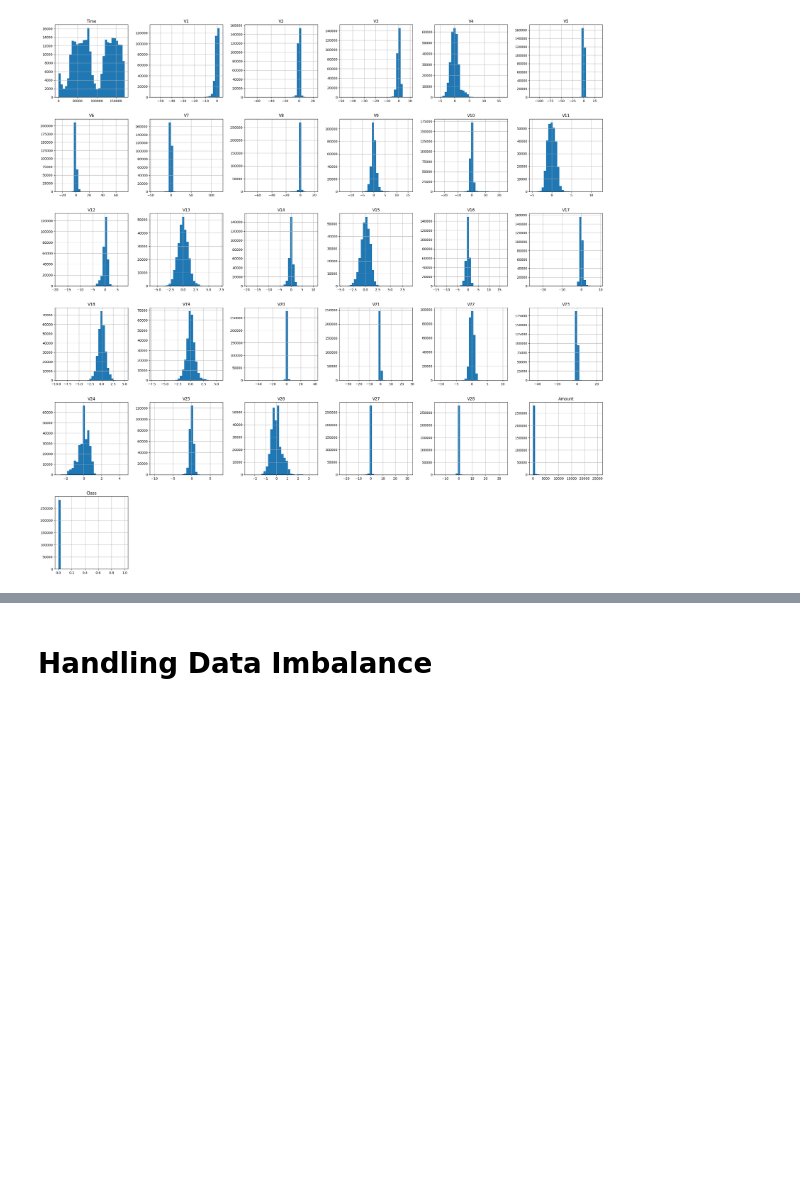
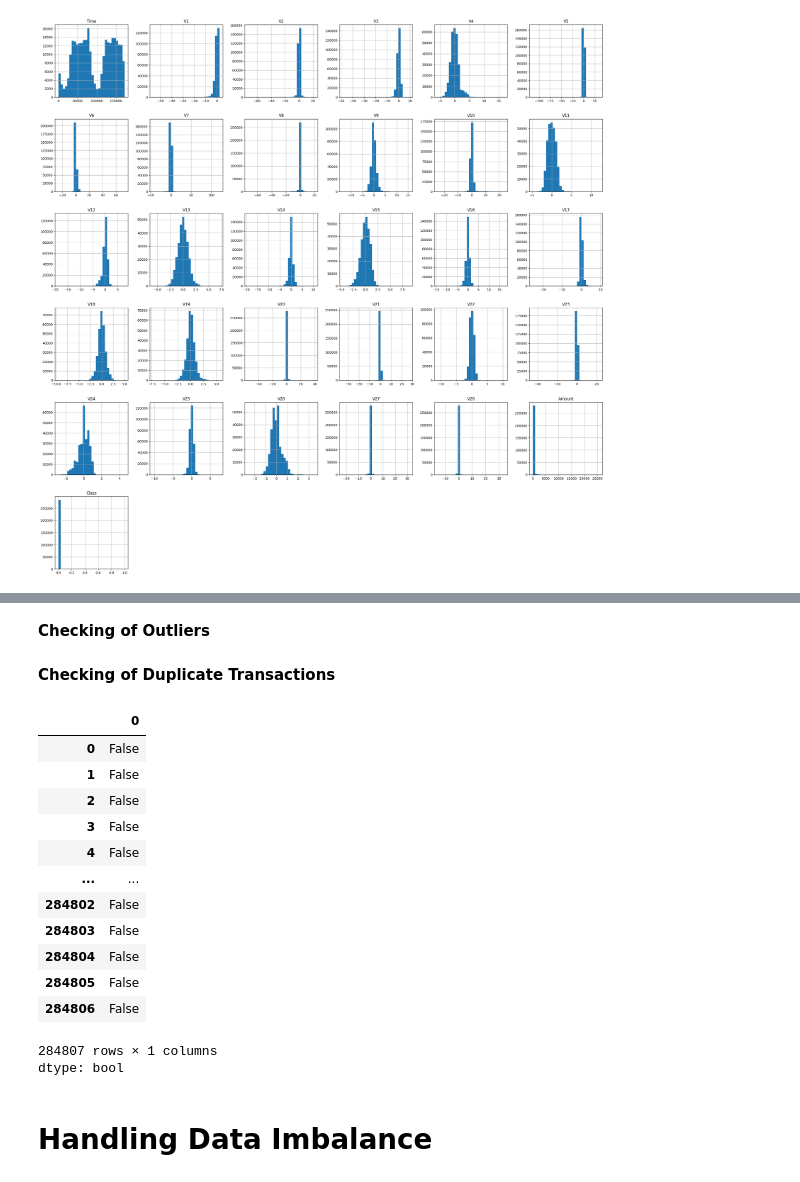
Before and after one commit to moridin04/CCADMACL-Research, a Jupyter notebook: Fraud_Detection_Program.ipynb, the cells around one changed output, grey strips where cells are left out. Drawn from its saved outputs; the diff is of its cells as text; code cells hidden in the pictures; blank space fills up the shorter version.

```diff
--- a/Fraud_Detection_Program.ipynb
+++ b/Fraud_Detection_Program.ipynb
@@ -159,0 +158,2 @@ dtype: int64
+# %% [markdown]
+**Checking of Outliers**
@@ -160,2 +162,21 @@ dtype: int64
+# %% [markdown]
+**Checking of Duplicate Transactions**
+# %%
+cfd.duplicated()
+# %% [output]
+|  | 0 |
+| 0 | False |
+| 1 | False |
+| 2 | False |
+| 3 | False |
+| 4 | False |
+| ... | ... |
+| 284802 | False |
+| 284803 | False |
+| 284804 | False |
+| 284805 | False |
+| 284806 | False |
+284807 rows × 1 columns
+dtype: bool
 # %% [markdown]
 # **Handling Data Imbalance**
```
Also changed, not shown: parts of 39 cells of this notebook.
